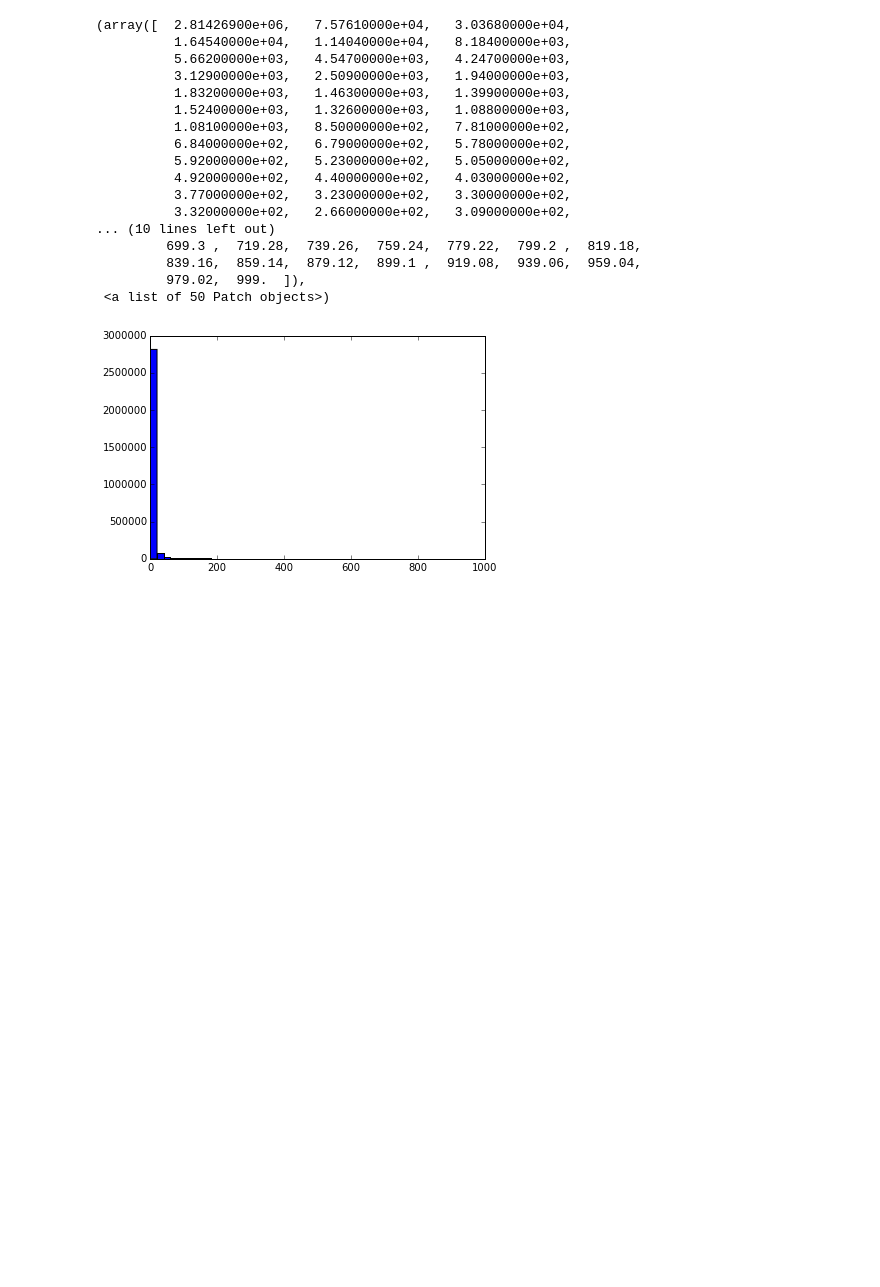
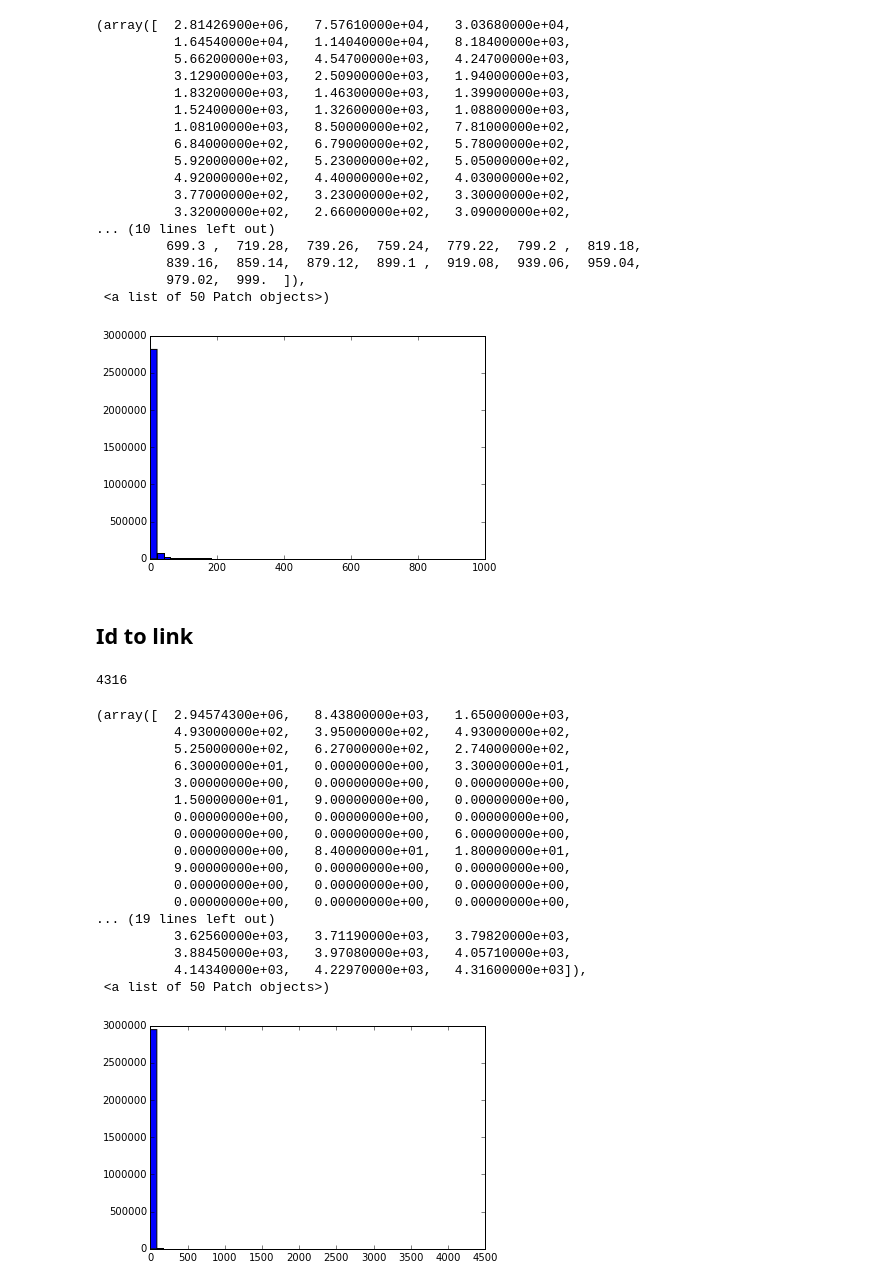
Before and after one commit to j-a-c/github-trends, a Jupyter notebook: Data Interaction.ipynb, the cells around one changed output. Saved outputs shown, nothing was run; the diff lists cells and outputs as text; code cells hidden in the pictures; blank space fills up the shorter version.

```diff
--- a/Data Interaction.ipynb
+++ b/Data Interaction.ipynb
@@ -84,3 +69,58 @@ plt.hist(culled_lengths, bins = 50)
          979.02,  999.  ]),
  <a list of 50 Patch objects>)
 [figure]
+# %% [markdown]
+## Id to link
+# %%
+id_to_link_map = json.load(open(os.path.join('data', 'id_to_link_map.json')))
+# %%
+other_http_counts = []
+other_https_counts = []
+
+awesome_http_counts = []
+awesome_https_counts = []
+
+total = collections.defaultdict(int)
+
+to_check = set()
+for k in id_to_link_map:
+    if 'awesome' in id_to_link_map[k]:
+        to_check.add(int(k))
+
+for t in index['http']:
+    if int(t[0]) in to_check:
+        awesome_http_counts.append(t[1])
+        total[t[0]] += t[1]
+    else:
+        other_http_counts.append(t[1])
+
+
+for t in index['https']:
+    if int(t[0]) in to_check:
+        awesome_https_counts.append(t[1])
+        total[t[0]] += t[1]
+    else:
+        other_https_counts.append(t[1])
+# %%
+print max(other_http_counts)
+plt.hist(other_http_counts, bins=50)
+# %% [output]
+4316
+(array([  2.94574300e+06,   8.43800000e+03,   1.65000000e+03,
+          4.93000000e+02,   3.95000000e+02,   4.93000000e+02,
+          5.25000000e+02,   6.27000000e+02,   2.74000000e+02,
+          6.30000000e+01,   0.00000000e+00,   3.30000000e+01,
+          3.00000000e+00,   0.00000000e+00,   0.00000000e+00,
+          1.50000000e+01,   9.00000000e+00,   0.00000000e+00,
+          0.00000000e+00,   0.00000000e+00,   0.00000000e+00,
+          0.00000000e+00,   0.00000000e+00,   6.00000000e+00,
+          0.00000000e+00,   8.40000000e+01,   1.80000000e+01,
+          9.00000000e+00,   0.00000000e+00,   0.00000000e+00,
+          0.00000000e+00,   0.00000000e+00,   0.00000000e+00,
+          0.00000000e+00,   0.00000000e+00,   0.00000000e+00,
+... (19 lines left out)
+          3.62560000e+03,   3.71190000e+03,   3.79820000e+03,
+          3.88450000e+03,   3.97080000e+03,   4.05710000e+03,
+          4.14340000e+03,   4.22970000e+03,   4.31600000e+03]),
+ <a list of 50 Patch objects>)
+[figure, added]
```
Also changed, not shown: parts of 8 cells of this notebook, 2 other files.
